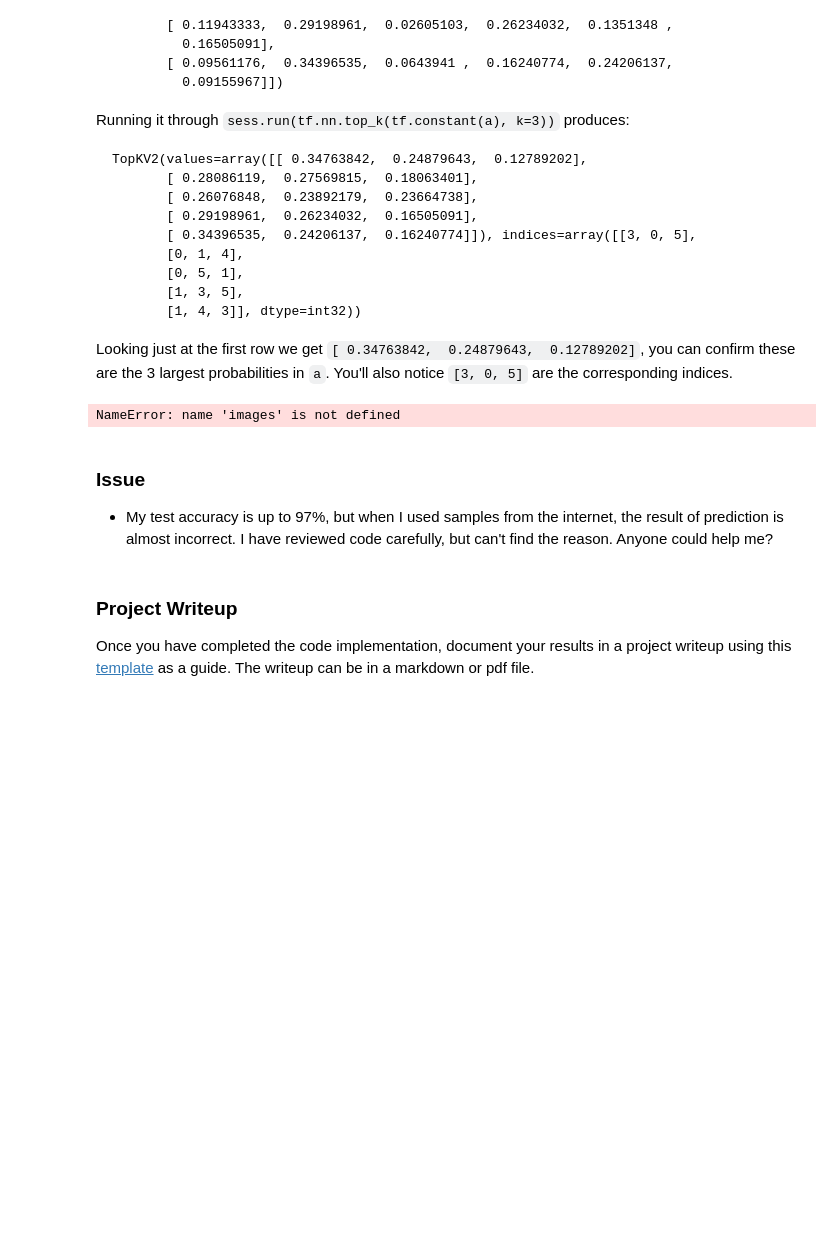
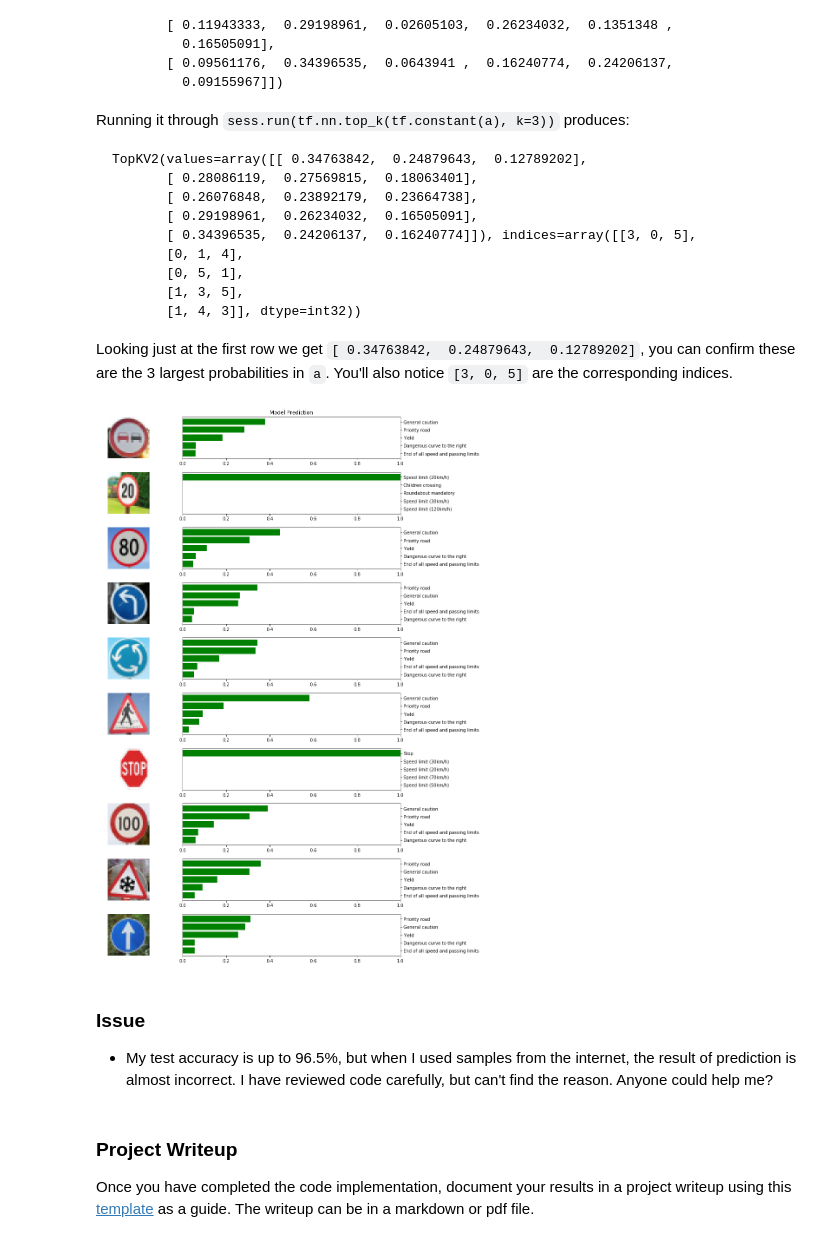
Before and after one commit to yummybian/CarND-Traffic-Sign-Classifier-Project, a Jupyter notebook: Traffic_Sign_Classifier.ipynb, the cells around one changed output. Saved outputs shown, nothing was run; the diff lists cells and outputs as text; code cells hidden in the pictures; blank space fills up the shorter version.

```diff
--- a/Traffic_Sign_Classifier.ipynb
+++ b/Traffic_Sign_Classifier.ipynb
@@ -712,36 +713,36 @@ Looking just at the first row we get `[ 0.34763842,  0.24879643,  0.12789202]`,
 # %%
 ### Print out the top five softmax probabilities for the predictions on the German traffic sign images found on the web.
 ### Feel free to use as many code cells as needed.
 # %%plot softmax probabilities
 
 
 def show_top_prob(X_data, sign_names) :
     n_samples = len(X_data)
 
     X_data_proc = normalize(rgb2gray(np.array(X_data)))
     prob, pred = predict_sign(X_data_proc, top_k=5)
-    fig, ax = plt.subplots(n_samples, 2, figsize=(12,14))
+    fig, ax = plt.subplots(n_samples, 2, figsize=(15,18))
     for i in range(n_samples):
         labels = pred[i]
         names = [sign_names.iloc[l]['SignName'] for l in labels]
-        bar_locations = np.arange(3)[::-1]
+        bar_locations = np.arange(5)[::-1]
         ax[i,0].imshow(X_data[i])
         ax[i,0].axis('off')
         ax[i,1].barh(bar_locations, prob[i],
                      align='center',color='green', ecolor='black')
         ax[i,1].set_yticks(bar_locations)
         ax[i,1].set_yticklabels(names)
         ax[i,1].yaxis.tick_right()
         ax[i,1].set_xlim([0,1])
     ax[0,1].set_title('Model Prediction')
     fig.tight_layout()
 
 show_top_prob(images, sign_names)
 # %% [output]
-NameError: name 'images' is not defined
+[figure, added]
 # %% [markdown]
 ### Issue
-- My test accuracy is up to 97%, but when I used samples from the internet, the result of prediction is almost incorrect. I have reviewed code carefully, but can't find the reason.
+- My test accuracy is up to 96.5%, but when I used samples from the internet, the result of prediction is almost incorrect. I have reviewed code carefully, but can't find the reason.
 Anyone could help me?
 # %% [markdown]
 ### Project Writeup
```
Also changed, not shown: parts of 12 cells of this notebook.
